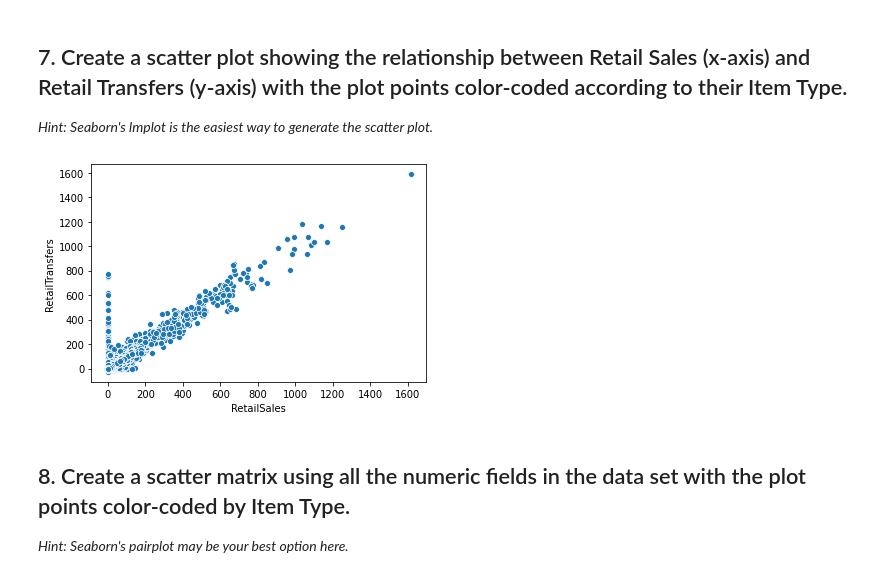
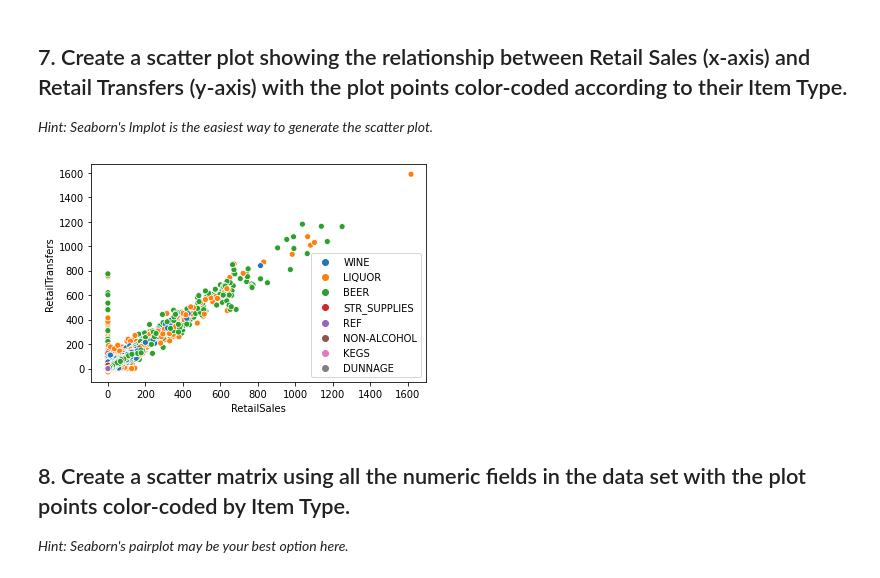
Before and after one commit to FDELTA/datamad0820, a Jupyter notebook: module-2/lab-plotting-multiple-data-series/your-code/main.ipynb, the cells around one changed output. Drawn from its saved outputs; the diff is of its cells as text; code cells hidden in the pictures.

```diff
--- a/module-2/lab-plotting-multiple-data-series/your-code/main.ipynb
+++ b/module-2/lab-plotting-multiple-data-series/your-code/main.ipynb
@@ -93,7 +79,7 @@ table = pd.pivot_table(data=data, values='RetailSales', index=['Year', 'Month'],
 # %%
-sns.scatterplot(x = 'RetailSales', y = 'RetailTransfers', data= data);
+sns.scatterplot(x=data['RetailSales'], y=data['RetailTransfers'], hue=list(data['ItemType']));
 # %% [output]
-[figure, old version]
+[figure, new version]
 # %% [markdown]
 ## 8. Create a scatter matrix using all the numeric fields in the data set with the plot points color-coded by Item Type.
 
```
Also changed, not shown: parts of 7 cells of this notebook.
